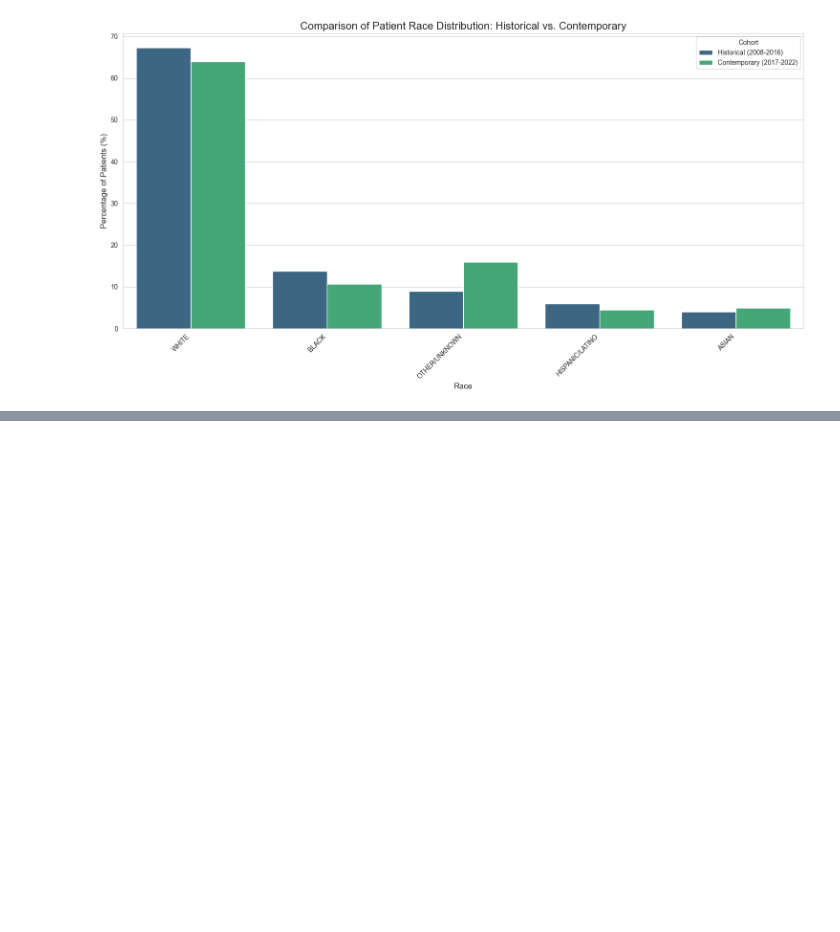
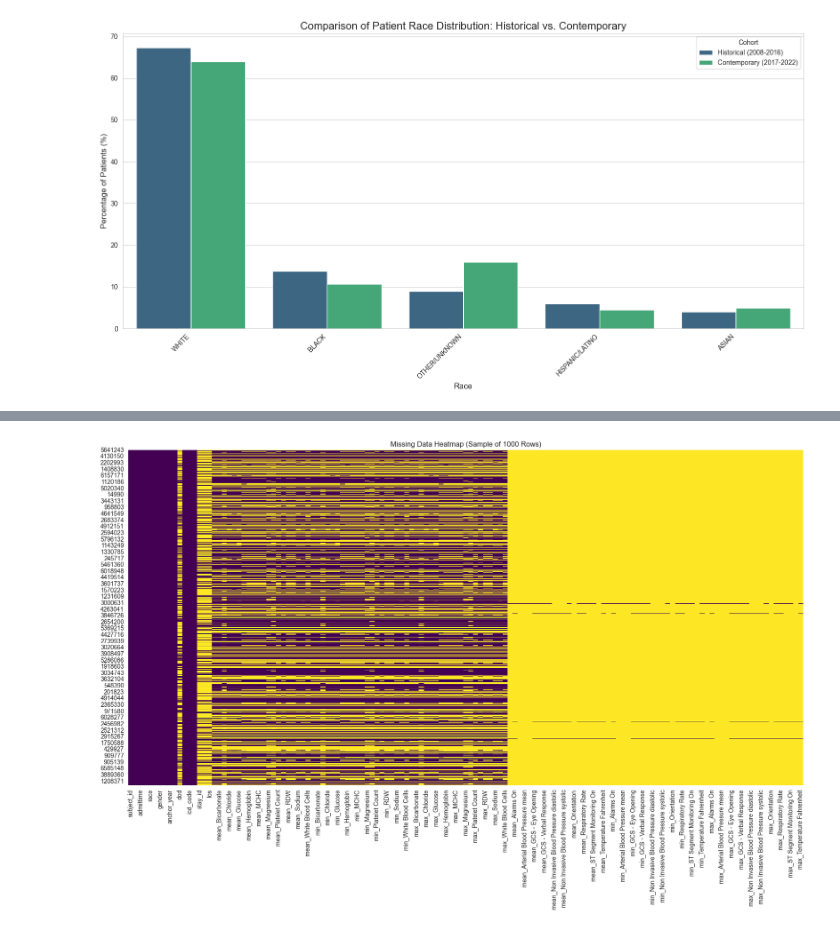
Before and after one commit to AshAninze/dissertation-fairness-ai, a Jupyter notebook: Code/eda.ipynb, the cells around one changed output, grey strips where cells are left out. Cells and saved outputs as stored; diff of their text form; code cells hidden in the pictures; blank space fills up the shorter version.

```diff
--- a/Code/eda.ipynb
+++ b/Code/eda.ipynb
@@ -342,0 +459,9 @@ plt.savefig('race_distribution_comparison.png')
+# %%
+
+df_sample = df.sample(n=1000, random_state=1)
+plt.figure(figsize=(20, 10))
+sns.heatmap(df_sample.isnull(), cbar=False, cmap='viridis')
+plt.title('Missing Data Heatmap (Sample of 1000 Rows)')
+plt.show()
+# %% [output]
+[figure, added]
```
Also changed, not shown: parts of 5 cells of this notebook, 4 other files.
